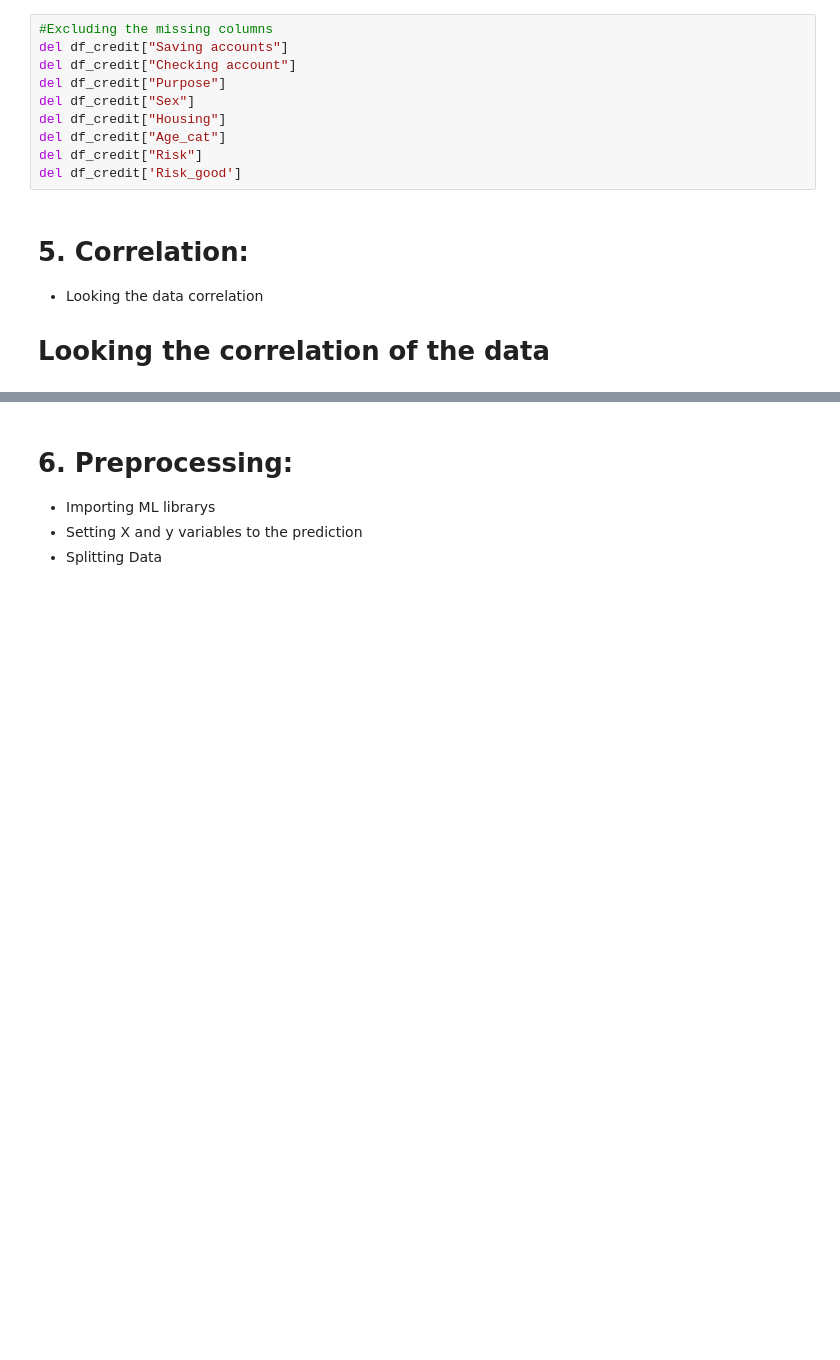
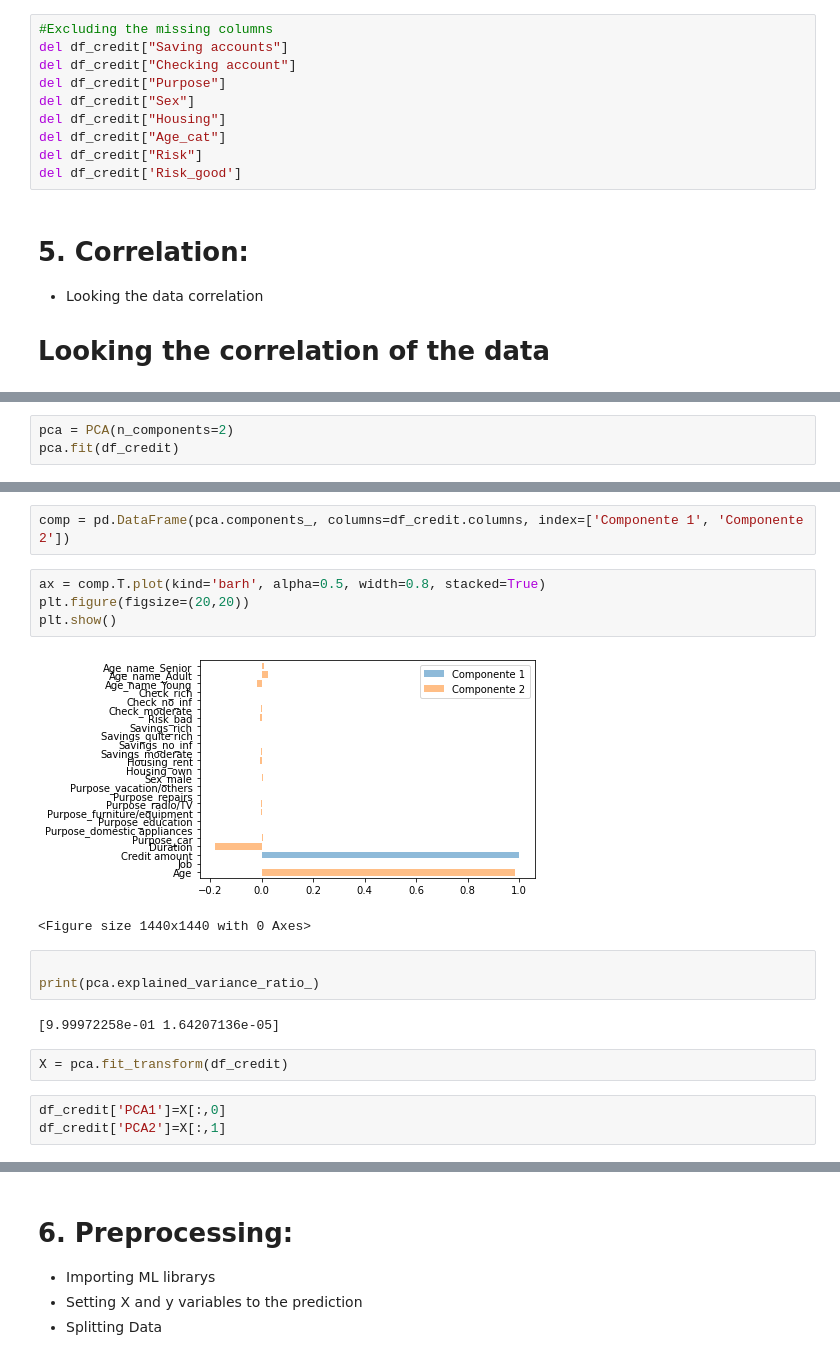
Before and after one commit to diegocandal/credit-risk, a Jupyter notebook: Predicting Credit Risk - Model Pipeline.ipynb, the cells around one changed output, grey strips where cells are left out. Saved outputs shown, nothing was run; the diff lists cells and outputs as text; blank space fills up the shorter version.

```diff
--- a/Predicting Credit Risk - Model Pipeline.ipynb
+++ b/Predicting Credit Risk - Model Pipeline.ipynb
@@ -1002,0 +1038,3 @@ plt.show()
+# %%
+pca = PCA(n_components=2)
+pca.fit(df_credit)
@@ -1002,0 +1061,19 @@ plt.show()
+# %%
+comp = pd.DataFrame(pca.components_, columns=df_credit.columns, index=['Componente 1', 'Componente 2'])
+# %%
+ax = comp.T.plot(kind='barh', alpha=0.5, width=0.8, stacked=True)
+plt.figure(figsize=(20,20))
+plt.show()
+# %% [output]
+[figure, added]
+<Figure size 1440x1440 with 0 Axes>
+# %%
+
+print(pca.explained_variance_ratio_)
+# %% [output]
+[9.99972258e-01 1.64207136e-05]
+# %%
+X = pca.fit_transform(df_credit)
+# %%
+df_credit['PCA1']=X[:,0]
+df_credit['PCA2']=X[:,1]
```
Also changed, not shown: parts of 22 cells of this notebook, 2 other files.
